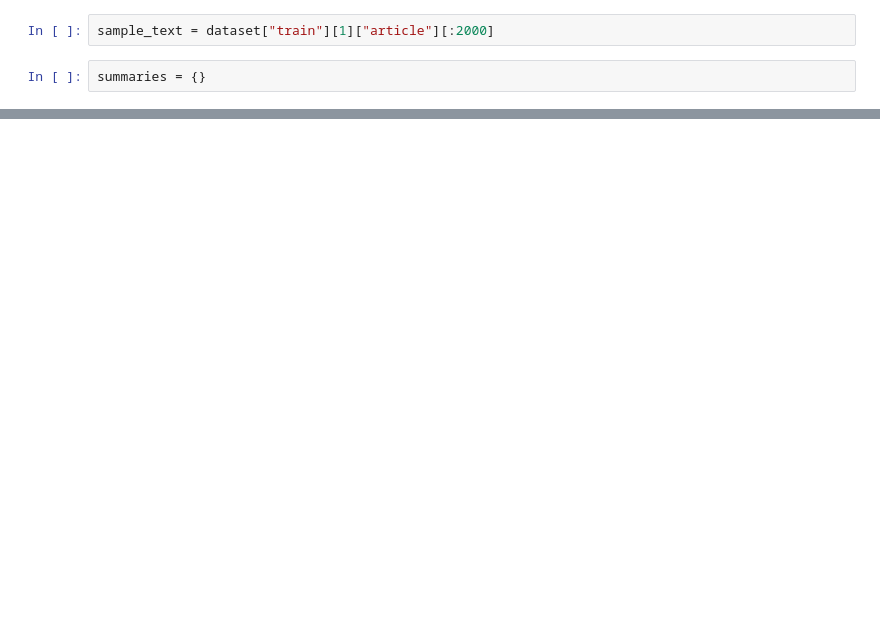
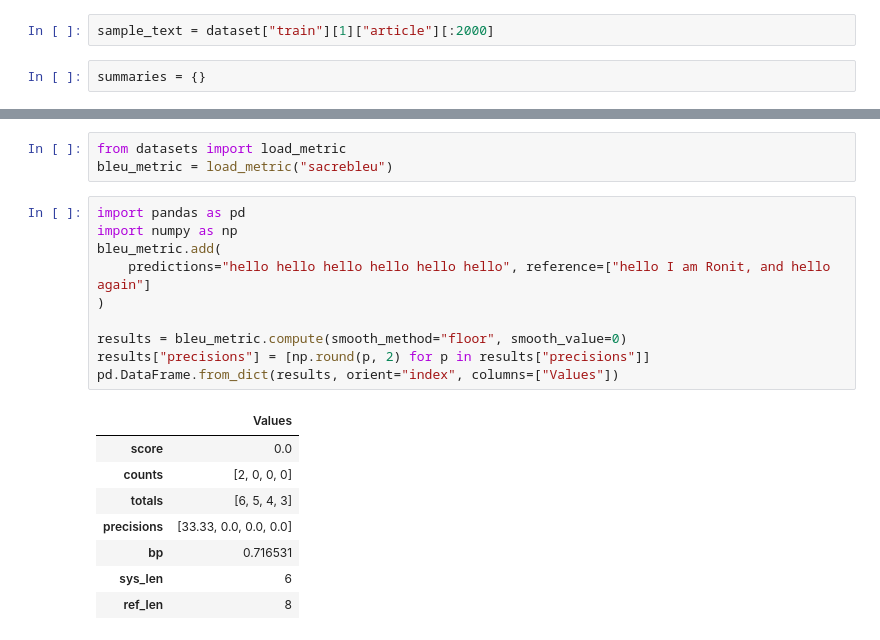
Before and after one commit to Ronit33/Text-summarizer, a Jupyter notebook: main.ipynb, the cells around one changed output, grey strips where cells are left out. Saved outputs shown, nothing was run; the diff lists cells and outputs as text; blank space fills up the shorter version.

```diff
--- a/main.ipynb
+++ b/main.ipynb
@@ -31,0 +192,22 @@ summaries
+# %%
+from datasets import load_metric
+bleu_metric = load_metric("sacrebleu")
+# %%
+import pandas as pd
+import numpy as np
+bleu_metric.add(
+    predictions="hello hello hello hello hello hello", reference=["hello I am Ronit, and hello again"]
+)
+
+results = bleu_metric.compute(smooth_method="floor", smooth_value=0)
+results["precisions"] = [np.round(p, 2) for p in results["precisions"]]
+pd.DataFrame.from_dict(results, orient="index", columns=["Values"])
+# %% [output]
+|  | Values |
+| score | 0.0 |
+| counts | [2, 0, 0, 0] |
+| totals | [6, 5, 4, 3] |
+| precisions | [33.33, 0.0, 0.0, 0.0] |
+| bp | 0.716531 |
+| sys_len | 6 |
+| ref_len | 8 |
```
Also changed, not shown: parts of 65 cells of this notebook, 1 other file.
